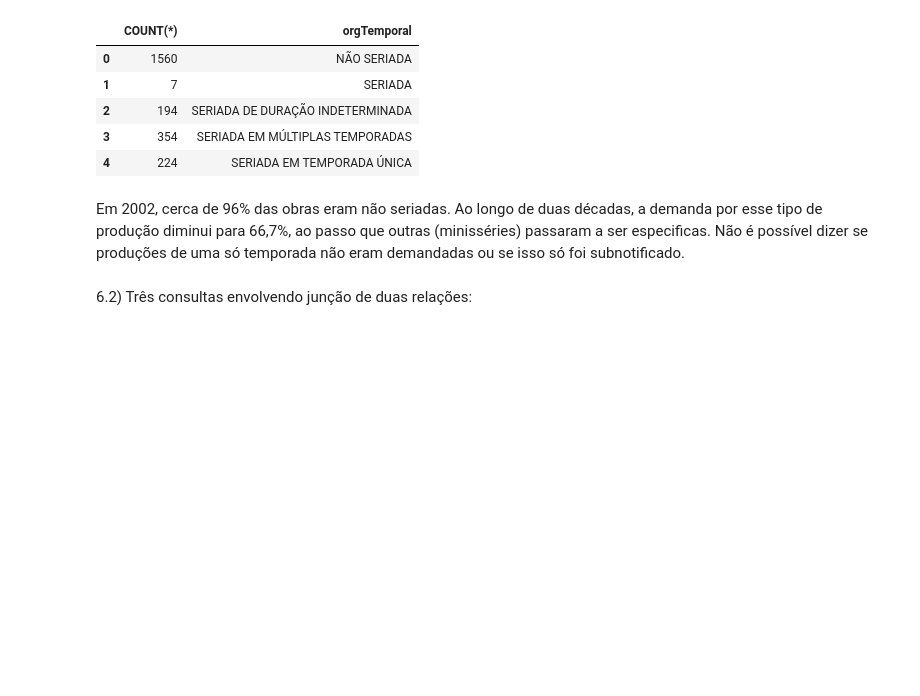
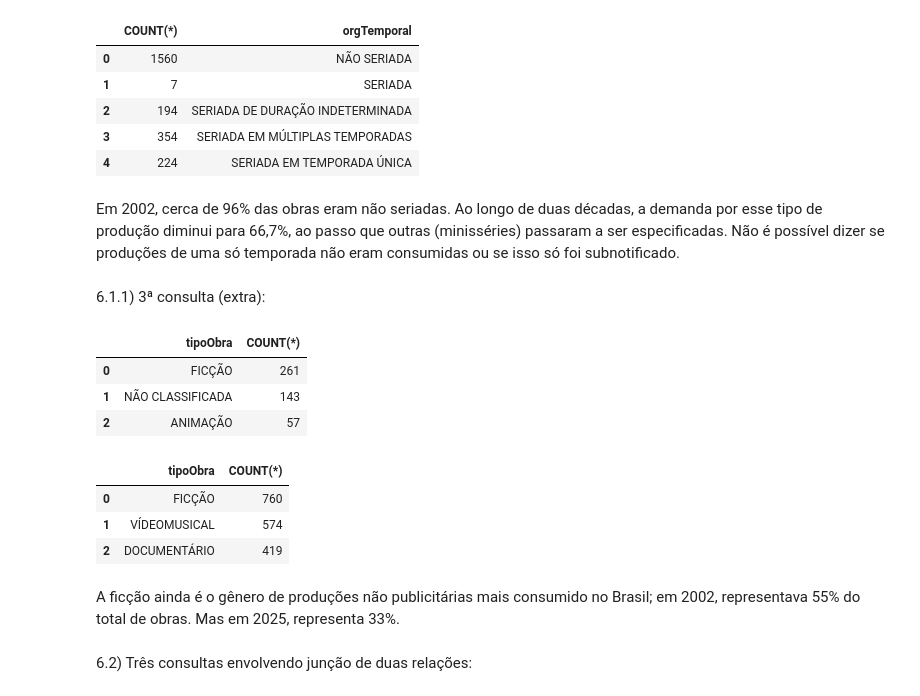
Before and after one commit to MarceleLouiseSAra/TPs-IBD, a Jupyter notebook: TP2.ipynb, the cells around one changed output. Saved outputs shown, nothing was run; the diff lists cells and outputs as text; code cells hidden in the pictures; blank space fills up the shorter version.

```diff
--- a/TP2.ipynb
+++ b/TP2.ipynb
@@ -1000,7 +1000,29 @@ fetch("""
 | 3 | 354 | SERIADA EM MÚLTIPLAS TEMPORADAS |
 | 4 | 224 | SERIADA EM TEMPORADA ÚNICA |
 # %% [markdown]
-Em 2002, cerca de 96% das obras eram não seriadas. Ao longo de duas décadas, a demanda por esse tipo de produção diminui para 66,7%, ao passo que outras (minisséries) passaram a ser especificas. Não é possível dizer se produções de uma só temporada não eram demandadas ou se isso só foi subnotificado.
+Em 2002, cerca de 96% das obras eram não seriadas. Ao longo de duas décadas, a demanda por esse tipo de produção diminui para 66,7%, ao passo que outras (minisséries) passaram a ser especificadas. Não é possível dizer se produções de uma só temporada não eram consumidas ou se isso só foi subnotificado.
+# %% [markdown]
+  6.1.1) 3ª consulta (extra):
+# %%
+fetch("""
+  SELECT tipoObra, COUNT(*) FROM Obra2002 GROUP BY tipoObra ORDER BY COUNT(*) DESC LIMIT 3
+""", conn)
+# %% [output]
+|  | tipoObra | COUNT(*) |
+| 0 | FICÇÃO | 261 |
+| 1 | NÃO CLASSIFICADA | 143 |
+| 2 | ANIMAÇÃO | 57 |
+# %%
+fetch("""
+  SELECT tipoObra, COUNT(*) FROM Obra2025 GROUP BY tipoObra ORDER BY COUNT(*) DESC LIMIT 3
+""", conn)
+# %% [output]
+|  | tipoObra | COUNT(*) |
+| 0 | FICÇÃO | 760 |
+| 1 | VÍDEOMUSICAL | 574 |
+| 2 | DOCUMENTÁRIO | 419 |
+# %% [markdown]
+A ficção ainda é o gênero de produções não publicitárias mais consumido no Brasil; em 2002, representava 55% do total de obras. Mas em 2025, representa 33%.
 # %% [markdown]
 6.2) Três consultas envolvendo junção de duas relações:
 # %% [markdown]
```
Also changed, not shown: parts of 8 cells of this notebook.
